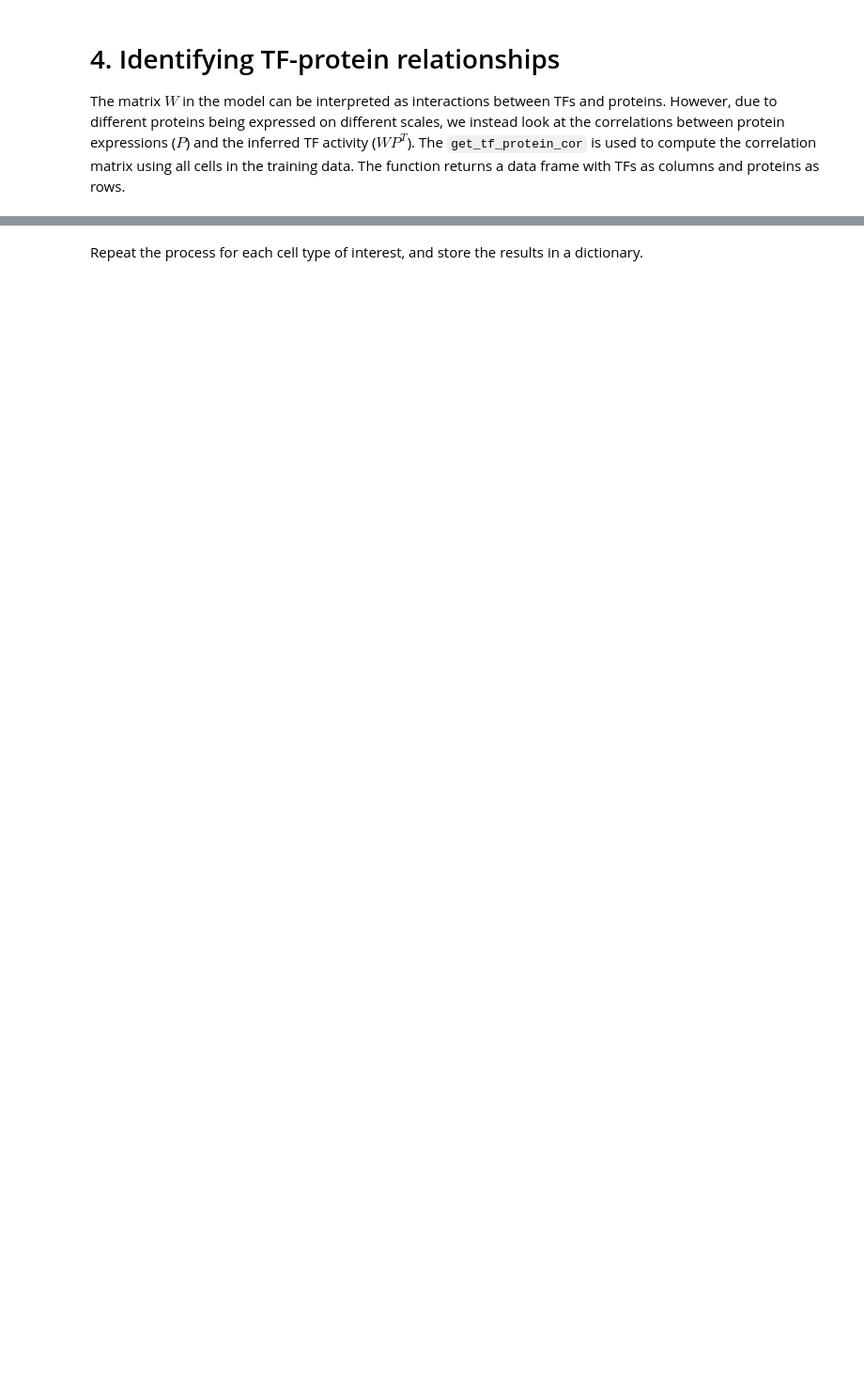
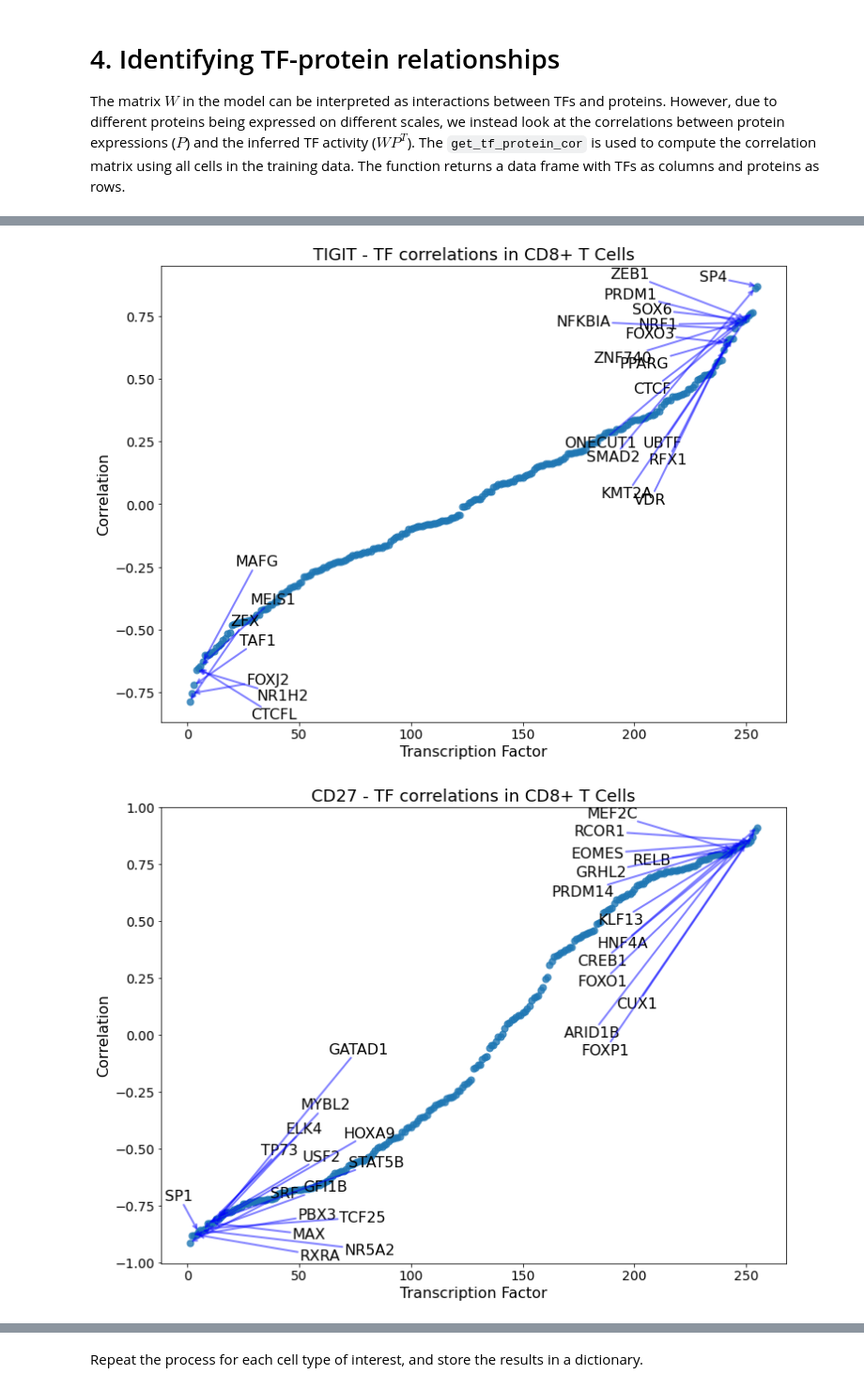
Before and after one commit to osmanbeyoglulab/SPaRTAN, a Jupyter notebook: notebooks/pbmc_spartan_tutorial.ipynb, the cells around one changed output, grey strips where cells are left out. Shown at 94% size. Cells and saved outputs as stored; diff of their text form; code cells hidden in the pictures; blank space fills up the shorter version.

```diff
--- a/notebooks/pbmc_spartan_tutorial.ipynb
+++ b/notebooks/pbmc_spartan_tutorial.ipynb
@@ -31,6 +29,7 @@ Separate the gene expression counts from the ADT counts. Variables are annotated
 protein=adata[:,adata.var["feature_types"]=="Antibody Capture"].copy()
 protein=protein[:,[x for x in protein.var_names if "control" not in x]]
 adata.obsm["protein_raw_counts"]=protein.to_df()
+adata.obsm["protein_raw_counts"].columns=[elem.replace("_TotalSeqB", '') for elem in adata.obsm["protein_raw_counts"].columns]
 
 adata = adata[:, adata.var["feature_types"] == "Gene Expression"]
 adata.layers["raw_counts"] = adata.X.copy()
@@ -351,0 +363,12 @@ sns.clustermap(
+# %%
+pySPaRTAN.pl.tf_protien_line_plot(
+    protein_tf, "CD27",
+    title="CD27 - TF correlations in CD8+ T Cells")
+
+pySPaRTAN.pl.tf_protien_line_plot(
+    protein_tf, "TIGIT",
+    title="TIGIT - TF correlations in CD8+ T Cells",
+    cutoff=0.6 )
+# %% [output]
+[figure, added]
+[figure, added]
```
Also changed, not shown: parts of 41 cells of this notebook, 9 other files.
